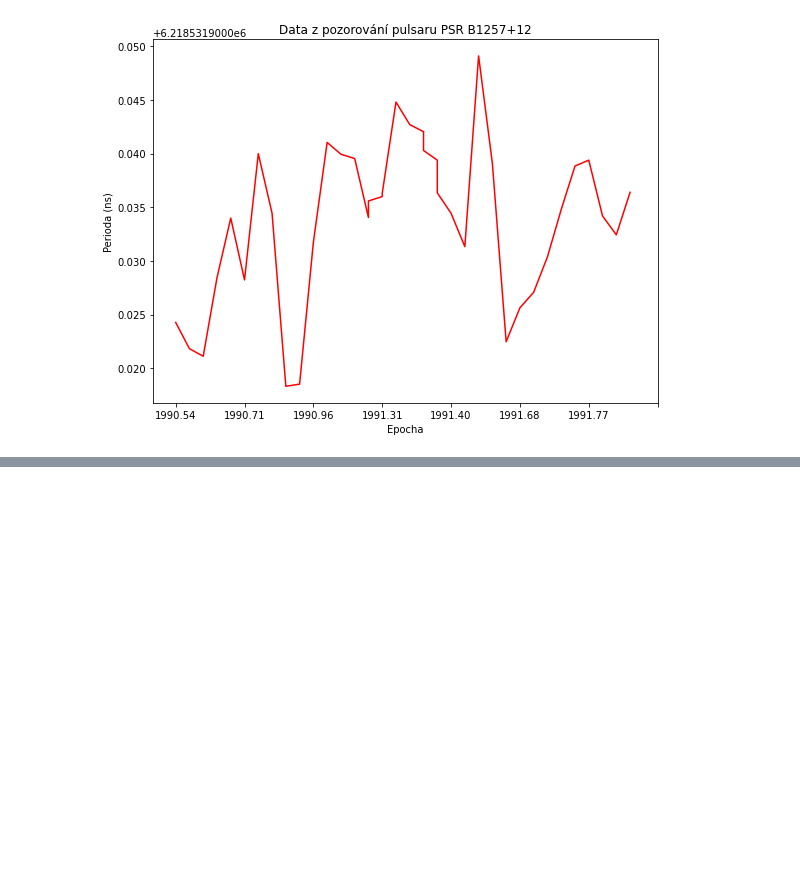
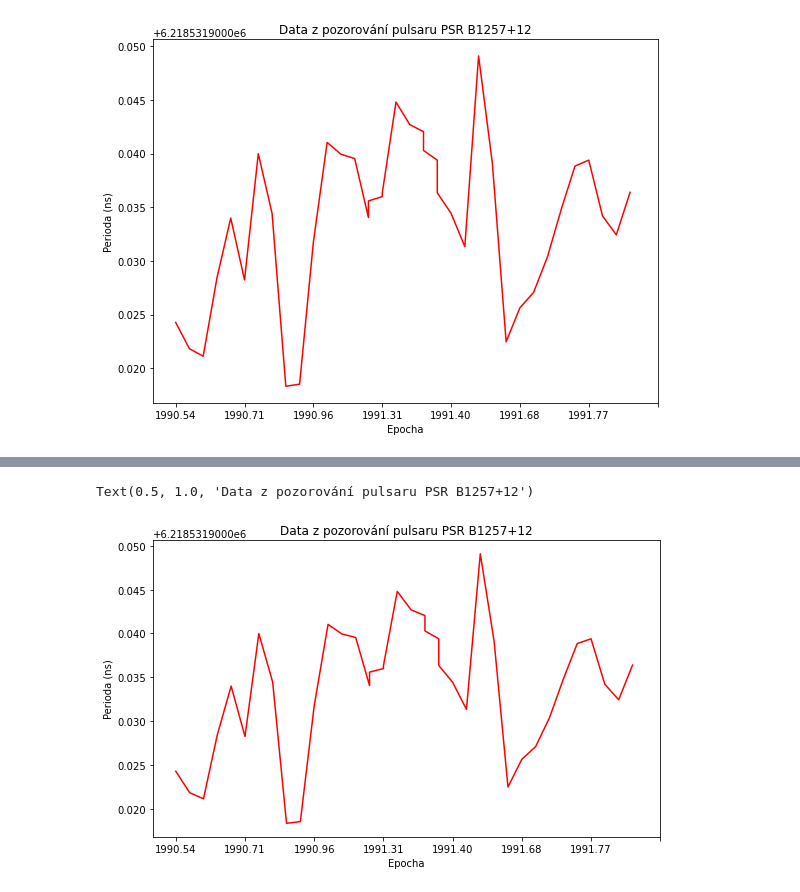
Before and after one commit to chutommy/jupyter_scripts, a Jupyter notebook: analysis.ipynb, the cells around one changed output, grey strips where cells are left out. Drawn from its saved outputs; the diff is of its cells as text; code cells hidden in the pictures; blank space fills up the shorter version.

```diff
--- a/analysis.ipynb
+++ b/analysis.ipynb
@@ -112,0 +139,17 @@ Text(0, 0.5, 'Amplitude')
+# %%
+model1 = createModel([1, 5, 7, 11])
+model2 = createModel([1, 5])
+# TODO without significant freqs
+# model3 = createModel()
+
+plt.figure(figsize=(20,12))
+
+# ax1 = plt.subplot(221)
+# ax1.plot(epd, xpd, color="red")
+# ax1.set_xticks(np.arange(0, len(xpd) - 1, 5))
+# ax1.set_xlabel("Epocha")
+# ax1.set_ylabel("Perioda (ns)")
+# ax1.set_title("Data z pozorování pulsaru PSR B1257+12")
+# %% [output]
+Text(0.5, 1.0, 'Data z pozorování pulsaru PSR B1257+12')
+[figure, added]
```
Also changed, not shown: parts of 10 cells of this notebook.
